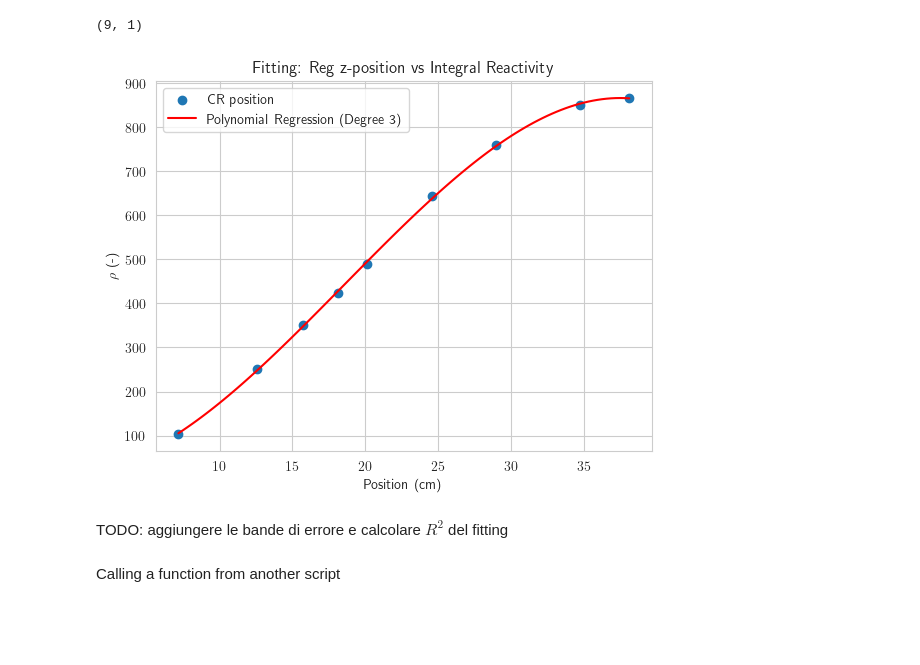
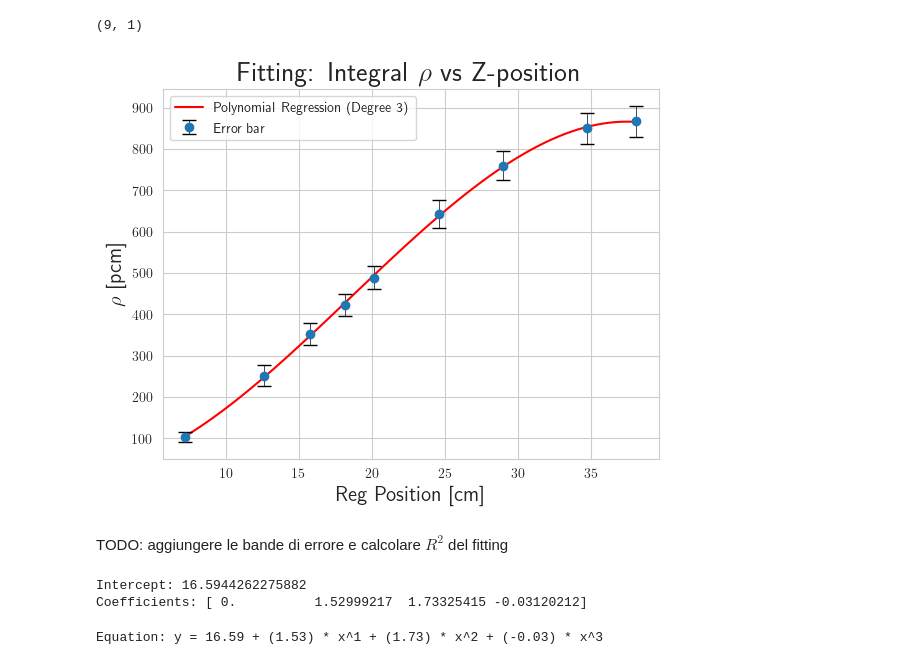
Before and after one commit to 96mat/ENRK, a Jupyter notebook: Report.ipynb, the cells around one changed output. Drawn from its saved outputs; the diff is of its cells as text; code cells hidden in the pictures; blank space fills up the shorter version.

Commit message:
fitting more OOP, definitive graphs

```diff
--- a/Report.ipynb
+++ b/Report.ipynb
@@ -759,24 +760,56 @@ display(np.shape(x))
 # %%
 # Try polynomial regression
 degree = 3  # Adjust the degree based on your data
 model = make_pipeline(PolynomialFeatures(degree), LinearRegression())
 model.fit(x, y)
 
 # Generate predictions
 x_pred = np.linspace(x[0,0], x[-1,0], 100).reshape(-1, 1)
 y_pred = model.predict(x_pred)
 
 # Plot the data and the fitted curve
-plt.scatter(x, y, label='CR position')
+#plt.scatter(x, y, label='CR position')
 plt.plot(x_pred, y_pred, label=f'Polynomial Regression (Degree {degree})', color='red')
-plt.xlabel('Position (cm)')
-plt.ylabel(r'$\rho$ (-)')
-plt.title('Fitting: Reg z-position vs Integral Reactivity')
+plt.errorbar(x, y, yerr=errb ,fmt='o', ecolor = 'k',elinewidth = 0.5, capsize=5,markeredgewidth=1,label='Error bar',color='tab:blue')
+plt.xlabel(r'Reg Position [cm]',size=15)
+plt.ylabel(r'$\rho$ [pcm]',size=15)
+plt.title(r'Fitting: Integral $\rho$ vs Z-position',size=20)
 plt.legend()
+#plt.savefig('FitRhoDiffZpos.pdf')
 plt.show()
 # %% [output]
-[figure, old version]
+[figure, new version]
 # %% [markdown]
 TODO: aggiungere le bande di errore e calcolare $R^2$ del fitting
-# %% [markdown]
-Calling a function from another script
+# %%
+linear_reg_model = model.named_steps['linearregression']
+
+# Retrieve the coefficients of the linear regression model
+coefficients = linear_reg_model.coef_
+
+# Retrieve the intercept of the linear regression model
+intercept = linear_reg_model.intercept_
+
+print("Intercept:", intercept)
+print("Coefficients:", coefficients)
+# %% [output]
+Intercept: 16.5944262275882
+Coefficients: [ 0.          1.52999217  1.73325415 -0.03120212]
+# %%
+# Retrieve the linear regression model from the pipeline
+linear_reg_model = model.named_steps['linearregression']
+
+# Retrieve the coefficients of the linear regression model
+coefficients = linear_reg_model.coef_
+
+# Retrieve the intercept of the linear regression model
+intercept = linear_reg_model.intercept_
+
+# Print the equation
+equation = f'y = {intercept:.2f}'
+for i in range(1, len(coefficients)):
+    equation += f' + ({coefficients[i]:.2f}) * x^{i}'
+
+print("Equation:", equation)
+# %% [output]
+Equation: y = 16.59 + (1.53) * x^1 + (1.73) * x^2 + (-0.03) * x^3
```
Also changed, not shown: parts of 18 cells of this notebook.
